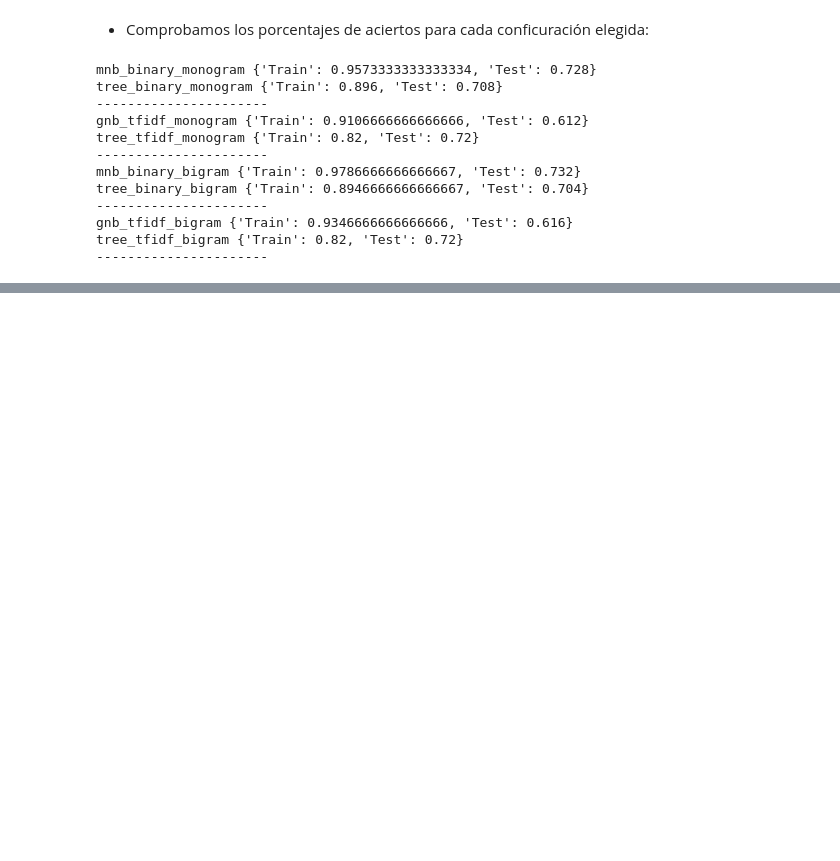
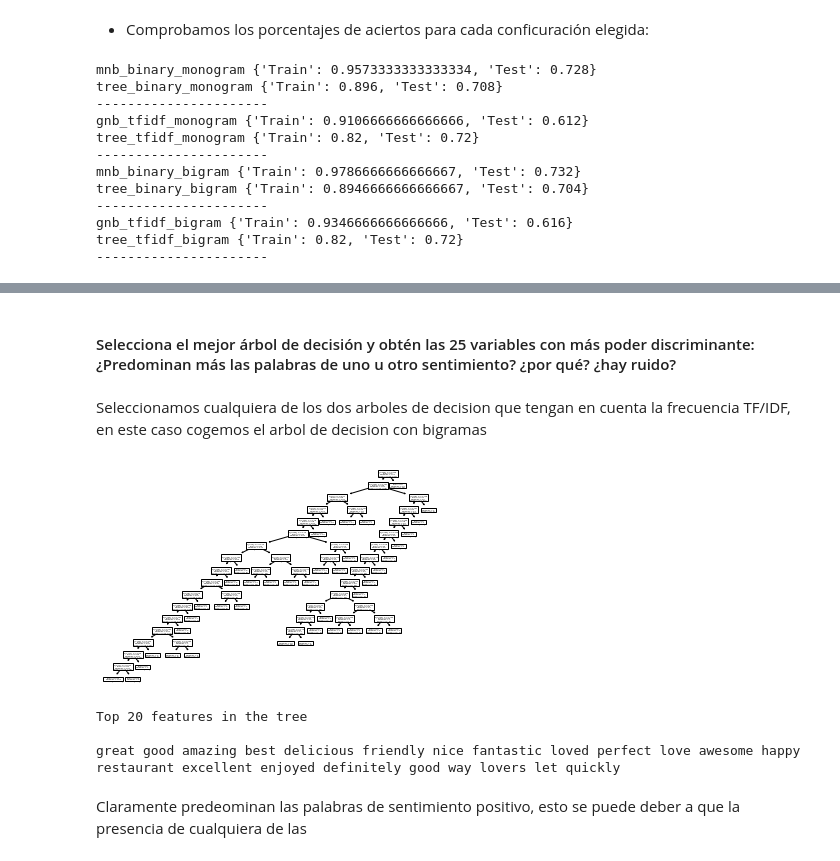
Before and after one commit to pablodll/Practicas-IA-2, a Jupyter notebook: Practica2/Practica2.ipynb, the cells around one changed output, grey strips where cells are left out. Cells and saved outputs as stored; diff of their text form; code cells hidden in the pictures; blank space fills up the shorter version.

```diff
--- a/Practica2/Practica2.ipynb
+++ b/Practica2/Practica2.ipynb
@@ -600,0 +613,41 @@ tree_tfidf_bigram {'Train': 0.82, 'Test': 0.72}
+# %% [markdown]
+#### Selecciona el mejor árbol de decisión y obtén las 25 variables con más poder discriminante: ¿Predominan más las palabras de uno u otro sentimiento? ¿por qué? ¿hay ruido? ###
+# %% [markdown]
+Seleccionamos cualquiera de los dos arboles de decision que tengan en cuenta la frecuencia TF/IDF, en este caso cogemos el arbol de decision con bigramas
+# %%
+from sklearn.tree import plot_tree
+import matplotlib.pyplot as plt
+
+vectorizer = CountVectorizer(stop_words='english', binary=False, ngram_range = (1,2))
+train_vector_data = vectorizer.fit_transform(train_data)
+
+feature_names = vectorizer.get_feature_names()
+tfider = TfidfTransformer()
+train_preprocessed = tfider.fit_transform(train_vector_data)
+test_vector_data = vectorizer.transform(test_data)
+test_preprocessed = tfider.transform(test_vector_data)
+
+tree_classifier = tree.DecisionTreeClassifier(max_depth = 17, random_state=0)
+tree_classifier.fit(train_preprocessed, train_target)
+
+plot_tree(tree_classifier, max_depth = 17)
+plt.savefig('./delete.pdf')
+# %% [output]
+[figure, added]
+# %%
+def print_top20_features_in_trees(vectorizer, clf):
+    """Prints features with the highest coefficient values"""
+    feature_names = vectorizer.get_feature_names()
+
+    top20 = np.argsort(clf.feature_importances_)[-20:]
+    reversed_top = top20[::-1]
+    print("Top 20 features in the tree\n")
+    print("%s" % ( " ".join(feature_names[j] for j in reversed_top)))
+
+print_top20_features_in_trees(vectorizer,tree_classifier)
+# %% [output]
+Top 20 features in the tree
+
+great good amazing best delicious friendly nice fantastic loved perfect love awesome happy restaurant excellent enjoyed definitely good way lovers let quickly
+# %% [markdown]
+Claramente predeominan las palabras de sentimiento positivo, esto se puede deber a que la presencia de cualquiera de las
```
Also changed, not shown: parts of 7 cells of this notebook, 1 other file.
